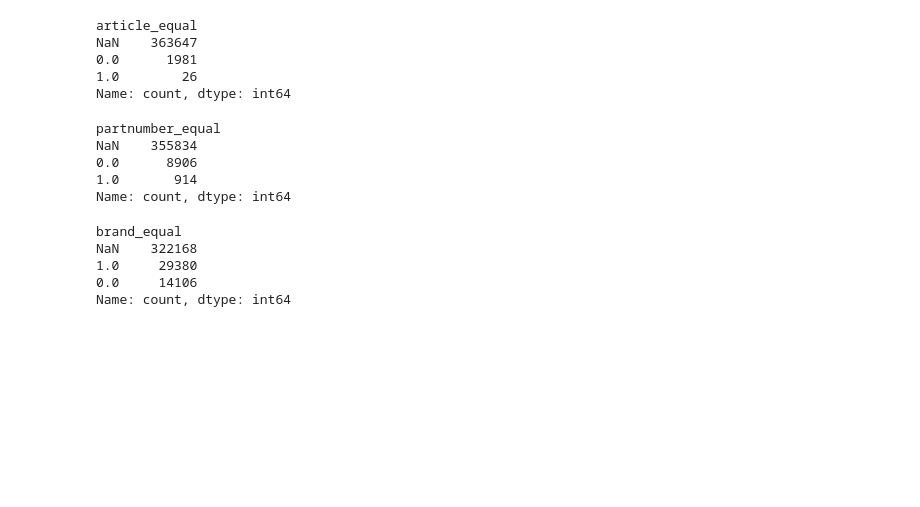
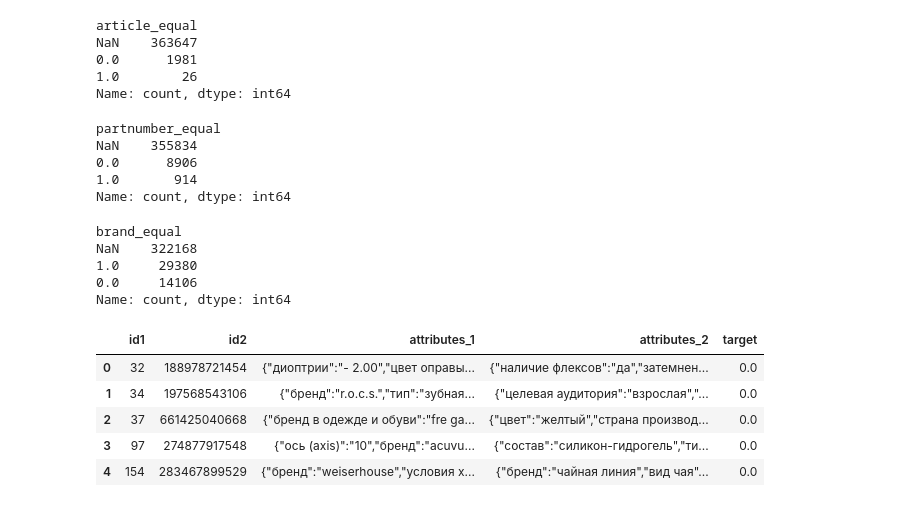
Before and after one commit to olesyaAbr5/product-matching, a Jupyter notebook: Attributes.ipynb, the cells around one changed output. Cells and saved outputs as stored; diff of their text form; code cells hidden in the pictures; blank space fills up the shorter version.

```diff
--- a/Attributes.ipynb
+++ b/Attributes.ipynb
@@ -339,0 +338,9 @@ pairs_attrs.to_parquet('data/pairs_attrs.parquet', index=False)
+# %%
+pairs_for_type.head()
+# %% [output]
+|  | id1 | id2 | attributes_1 | attributes_2 | target |
+| 0 | 32 | 188978721454 | {"диоптрии":"- 2.00","цвет оправы... | {"наличие флексов":"да","затемнен... | 0.0 |
+| 1 | 34 | 197568543106 | {"бренд":"r.o.c.s.","тип":"зубная... | {"целевая аудитория":"взрослая","... | 0.0 |
+| 2 | 37 | 661425040668 | {"бренд в одежде и обуви":"fre ga... | {"цвет":"желтый","страна производ... | 0.0 |
+| 3 | 97 | 274877917548 | {"ось (axis)":"10","бренд":"acuvu... | {"состав":"силикон-гидрогель","ти... | 0.0 |
+| 4 | 154 | 283467899529 | {"бренд":"weiserhouse","условия х... | {"бренд":"чайная линия","вид чая"... | 0.0 |
```
Also changed, not shown: parts of 13 cells of this notebook, 5 other files.
